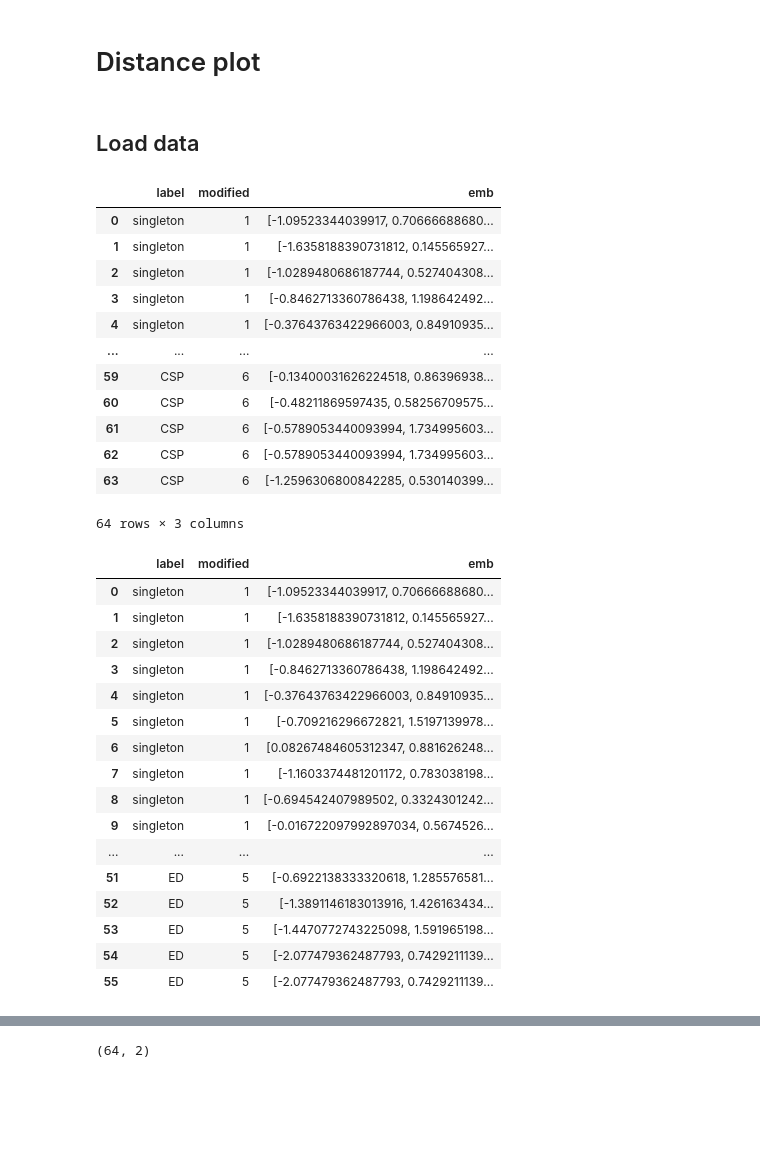
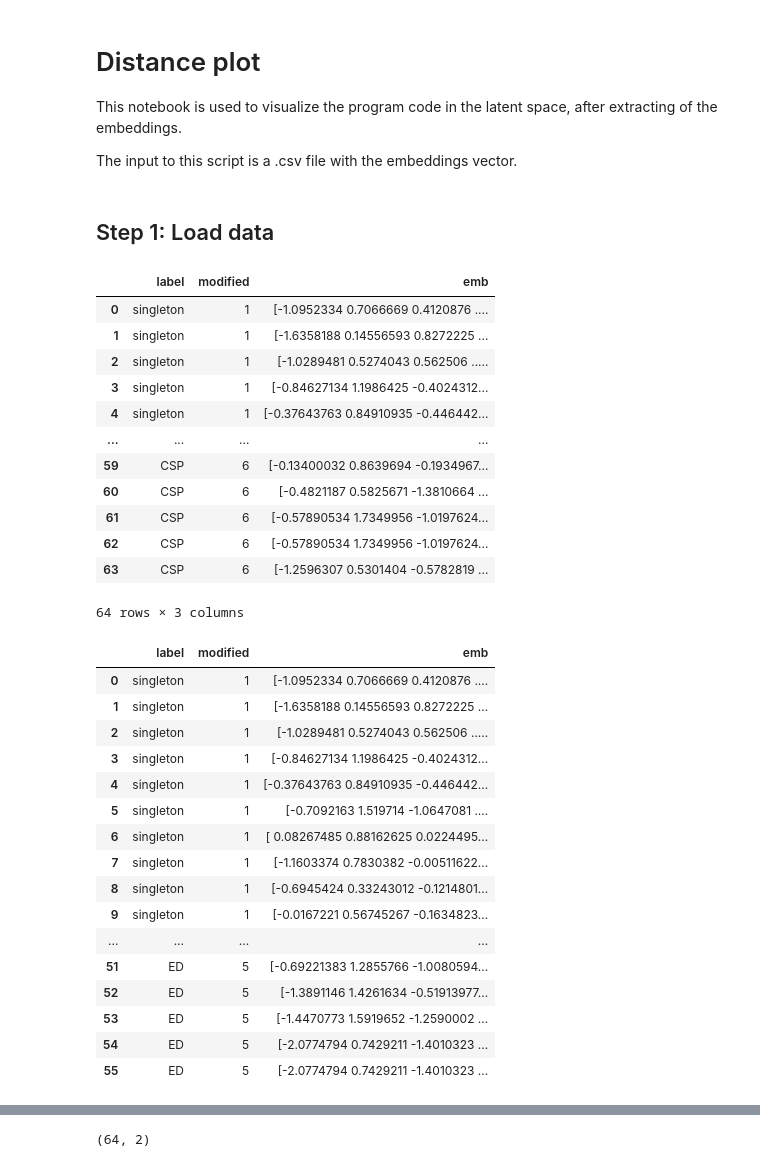
Before and after one commit to sushantkumar007007/TransDPR-Design-Pattern-Recognition-Using-Programming-Language-Models, a Jupyter notebook: Distance plot.ipynb, the cells around one changed output, grey strips where cells are left out. Drawn from its saved outputs; the diff is of its cells as text; code cells hidden in the pictures; blank space fills up the shorter version.

Commit message:
Changed distance plots and renamed the folder with data.

```diff
--- a/Distance plot.ipynb
+++ b/Distance plot.ipynb
@@ -1,3 +1,7 @@
 # %% [markdown]
 # Distance plot
+
+This notebook is used to visualize the program code in the latent space, after extracting of the embeddings.
+
+The input to this script is a .csv file with the embeddings vector.
 # %%
@@ -10,3 +38,3 @@ pp = pprint.PrettyPrinter(indent = 2)
 # %% [markdown]
-## Load data
+## Step 1: Load data
 # %%
@@ -13,41 +42,45 @@ pp = pprint.PrettyPrinter(indent = 2)
 embeddings_data = {}
 # %%
-embeddings_data["Code fragments embeddings (CSP and ED)"] = pd.read_csv("./content/df_csv_ed.csv", sep=",", index_col=0)
+# fill the dictionary with the data from the industry data
+embeddings_data["Code fragments embeddings (CSP and ED)"] = pd.read_csv("data/df_csv_ed.csv", sep=",", index_col=0)
 embeddings_data["Code fragments embeddings (CSP and ED)"]['label'].replace("CSV", "CSP", inplace=True)
 embeddings_data["Code fragments embeddings (CSP and ED)"]
+
+# after this code, the dataframe with the embeddings should be shown below
 # %% [output]
 |  | label | modified | emb |
-| 0 | singleton | 1 | [-1.09523344039917, 0.70666688680... |
-| 1 | singleton | 1 | [-1.6358188390731812, 0.145565927... |
-| 2 | singleton | 1 | [-1.0289480686187744, 0.527404308... |
-| 3 | singleton | 1 | [-0.8462713360786438, 1.198642492... |
-| 4 | singleton | 1 | [-0.37643763422966003, 0.84910935... |
+| 0 | singleton | 1 | [-1.0952334 0.7066669 0.4120876 .... |
+| 1 | singleton | 1 | [-1.6358188 0.14556593 0.8272225 ... |
+| 2 | singleton | 1 | [-1.0289481 0.5274043 0.562506 ..... |
+| 3 | singleton | 1 | [-0.84627134 1.1986425 -0.4024312... |
+| 4 | singleton | 1 | [-0.37643763 0.84910935 -0.446442... |
 | ... | ... | ... | ... |
-| 59 | CSP | 6 | [-0.13400031626224518, 0.86396938... |
-| 60 | CSP | 6 | [-0.48211869597435, 0.58256709575... |
-| 61 | CSP | 6 | [-0.5789053440093994, 1.734995603... |
-| 62 | CSP | 6 | [-0.5789053440093994, 1.734995603... |
-| 63 | CSP | 6 | [-1.2596306800842285, 0.530140399... |
+| 59 | CSP | 6 | [-0.13400032 0.8639694 -0.1934967... |
+| 60 | CSP | 6 | [-0.4821187 0.5825671 -1.3810664 ... |
+| 61 | CSP | 6 | [-0.57890534 1.7349956 -1.0197624... |
+| 62 | CSP | 6 | [-0.57890534 1.7349956 -1.0197624... |
+| 63 | CSP | 6 | [-1.2596307 0.5301404 -0.5782819 ... |
 64 rows × 3 columns
 # %%
-embeddings_data["Code fragments embeddings (ED)"] = pd.read_csv("./content/df_onlyed.csv", sep=",", index_col=0)
+# read the ED module data only
+embeddings_data["Code fragments embeddings (ED)"] = pd.read_csv("data/df_onlyed.csv", sep=",", index_col=0)
 embeddings_data["Code fragments embeddings (ED)"]
 # %% [output]
 |  | label | modified | emb |
-| 0 | singleton | 1 | [-1.09523344039917, 0.70666688680... |
-| 1 | singleton | 1 | [-1.6358188390731812, 0.145565927... |
-| 2 | singleton | 1 | [-1.0289480686187744, 0.527404308... |
-| 3 | singleton | 1 | [-0.8462713360786438, 1.198642492... |
-| 4 | singleton | 1 | [-0.37643763422966003, 0.84910935... |
-| 5 | singleton | 1 | [-0.709216296672821, 1.5197139978... |
-| 6 | singleton | 1 | [0.08267484605312347, 0.881626248... |
-| 7 | singleton | 1 | [-1.1603374481201172, 0.783038198... |
-| 8 | singleton | 1 | [-0.694542407989502, 0.3324301242... |
-| 9 | singleton | 1 | [-0.016722097992897034, 0.5674526... |
+| 0 | singleton | 1 | [-1.0952334 0.7066669 0.4120876 .... |
+| 1 | singleton | 1 | [-1.6358188 0.14556593 0.8272225 ... |
+| 2 | singleton | 1 | [-1.0289481 0.5274043 0.562506 ..... |
+| 3 | singleton | 1 | [-0.84627134 1.1986425 -0.4024312... |
+| 4 | singleton | 1 | [-0.37643763 0.84910935 -0.446442... |
+| 5 | singleton | 1 | [-0.7092163 1.519714 -1.0647081 .... |
+| 6 | singleton | 1 | [ 0.08267485 0.88162625 0.0224495... |
+| 7 | singleton | 1 | [-1.1603374 0.7830382 -0.00511622... |
+| 8 | singleton | 1 | [-0.6945424 0.33243012 -0.1214801... |
+| 9 | singleton | 1 | [-0.0167221 0.56745267 -0.1634823... |
 | ... | ... | ... | ... |
-| 51 | ED | 5 | [-0.6922138333320618, 1.285576581... |
-| 52 | ED | 5 | [-1.3891146183013916, 1.426163434... |
-| 53 | ED | 5 | [-1.4470772743225098, 1.591965198... |
-| 54 | ED | 5 | [-2.077479362487793, 0.7429211139... |
-| 55 | ED | 5 | [-2.077479362487793, 0.7429211139... |
+| 51 | ED | 5 | [-0.69221383 1.2855766 -1.0080594... |
+| 52 | ED | 5 | [-1.3891146 1.4261634 -0.51913977... |
+| 53 | ED | 5 | [-1.4470773 1.5919652 -1.2590002 ... |
+| 54 | ED | 5 | [-2.0774794 0.7429211 -1.4010323 ... |
+| 55 | ED | 5 | [-2.0774794 0.7429211 -1.4010323 ... |
 # %%
```
Also changed, not shown: parts of 13 cells of this notebook, 5 other files.
